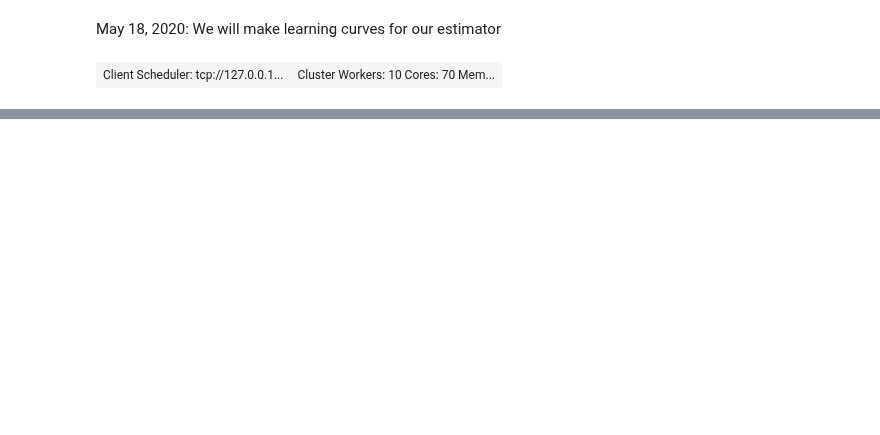
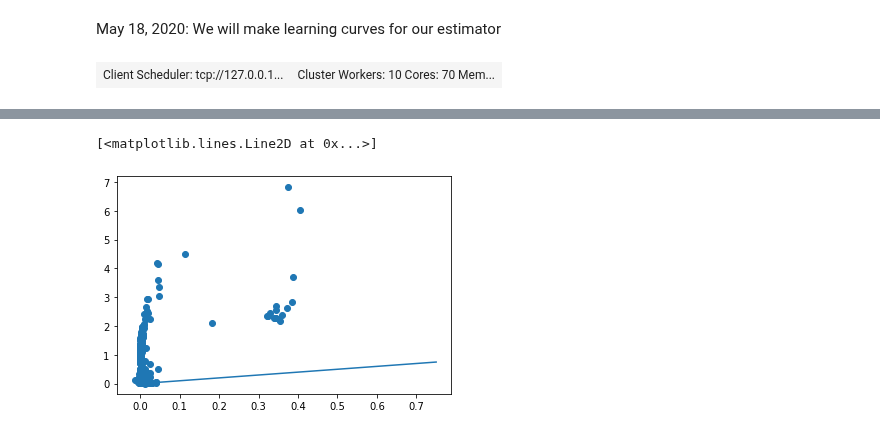
Before and after one commit to BruntonUWBio/structured-random-features, a Jupyter notebook: learning_curves.ipynb, the cells around one changed output, grey strips where cells are left out. Cells and saved outputs as stored; diff of their text form; code cells hidden in the pictures; blank space fills up the shorter version.

```diff
--- a/learning_curves.ipynb
+++ b/learning_curves.ipynb
@@ -75,2 +78,19 @@ plt.plot(np.arange(0, 1, 0.25), np.arange(0, 1, 0.25))
+# %%
+xx = np.array(list(results.values()))
+yy = np.mean(xx, axis=2)
+zz = np.concatenate(yy, axis=0)
+
+t_size = np.array([train_size] * len(n_features))
+# %%
+tr_all, wt_norm_all, test_err_all, train_err_all = np.split(zz, 4, axis=1)
+gen_err_all = test_err_all - train_err_all
+complexity_all = np.sqrt(tr_all) * wt_norm_all / t_size.reshape(-1, 1)
+# %%
+fig = plt.figure()
+plt.scatter(gen_err_all, complexity_all)
+plt.plot(np.arange(0, 1, 0.25), np.arange(0, 1, 0.25))
+# %% [output]
+[<matplotlib.lines.Line2D at 0x...>]
+[figure, added]
 # %%
 # %% [output]
```
Also changed, not shown: parts of 6 cells of this notebook, 3 other files.
